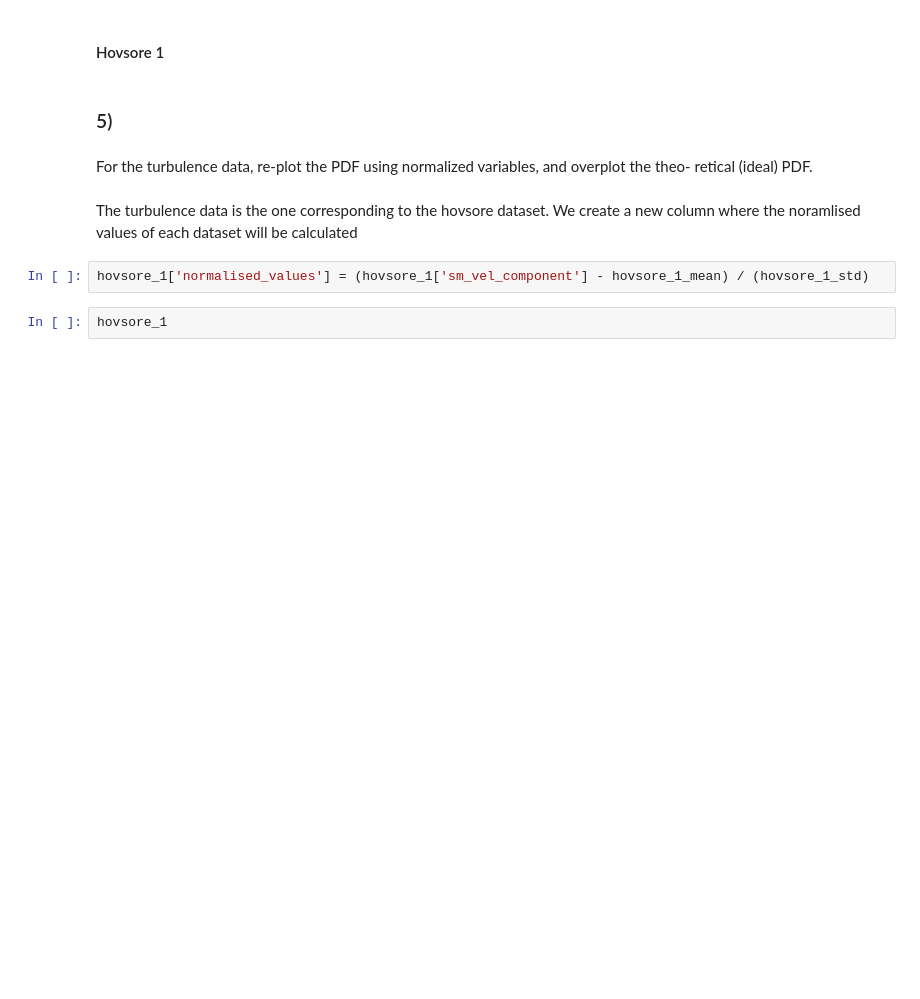
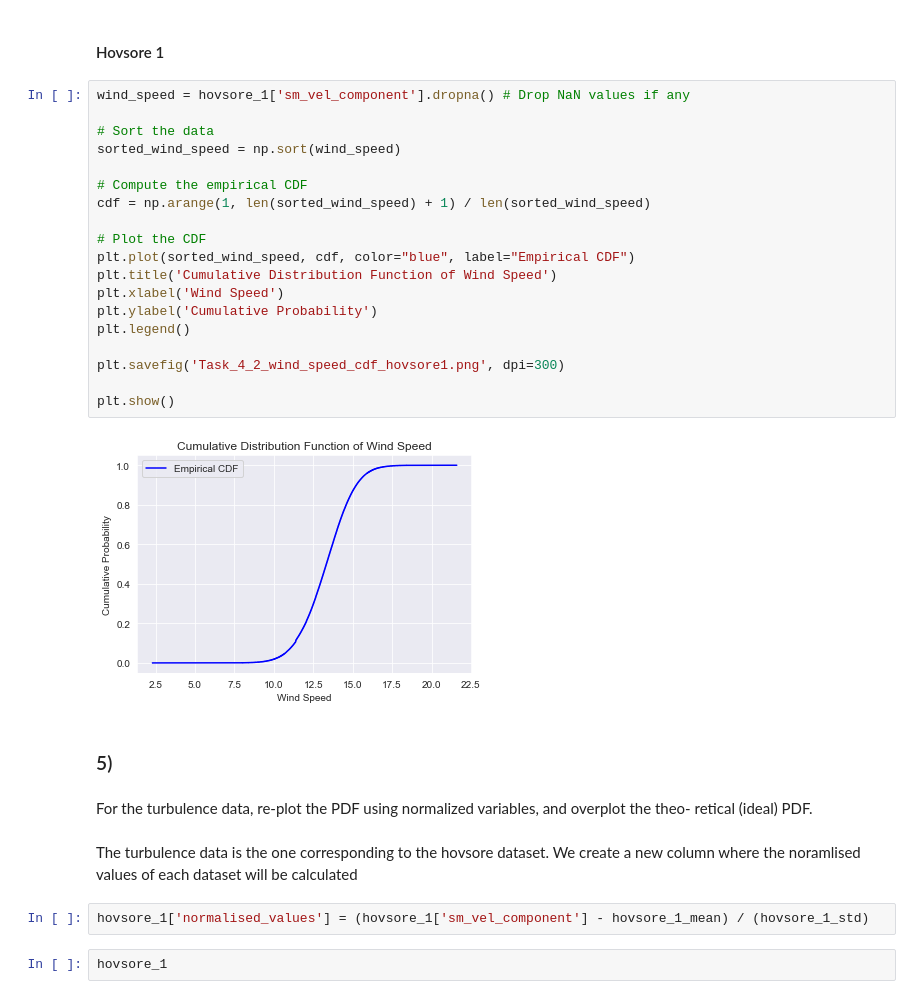
Before and after one commit to AlexDelBarco/IMWE, a Jupyter notebook: Assignment_1.ipynb, the cells around one changed output. Drawn from its saved outputs; the diff is of its cells as text; blank space fills up the shorter version.

```diff
--- a/Assignment_1.ipynb
+++ b/Assignment_1.ipynb
@@ -416,5 +451,26 @@ Plot the cumulative distribution function (CDF) of speed for each data set.
 # %% [markdown]
 #### Hovsore 1
+# %%
+wind_speed = hovsore_1['sm_vel_component'].dropna() # Drop NaN values if any
+
+# Sort the data
+sorted_wind_speed = np.sort(wind_speed)
+
+# Compute the empirical CDF
+cdf = np.arange(1, len(sorted_wind_speed) + 1) / len(sorted_wind_speed)
+
+# Plot the CDF
+plt.plot(sorted_wind_speed, cdf, color="blue", label="Empirical CDF")
+plt.title('Cumulative Distribution Function of Wind Speed')
+plt.xlabel('Wind Speed')
+plt.ylabel('Cumulative Probability')
+plt.legend()
+
+plt.savefig('Task_4_2_wind_speed_cdf_hovsore1.png', dpi=300)
+
+plt.show()
+# %% [output]
+[figure, added]
 # %% [markdown]
 ### 5)
 # %% [markdown]
```
Also changed, not shown: parts of 16 cells of this notebook, 4 other files.
